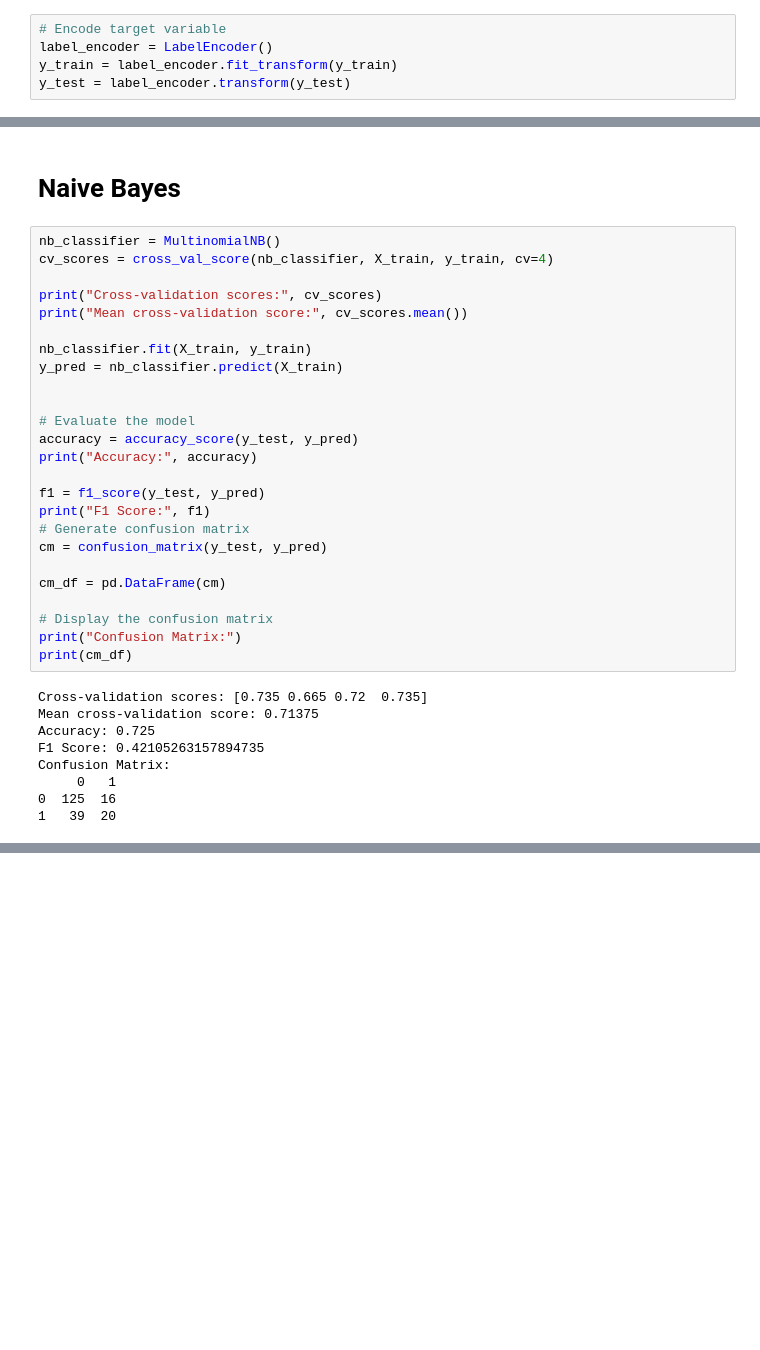
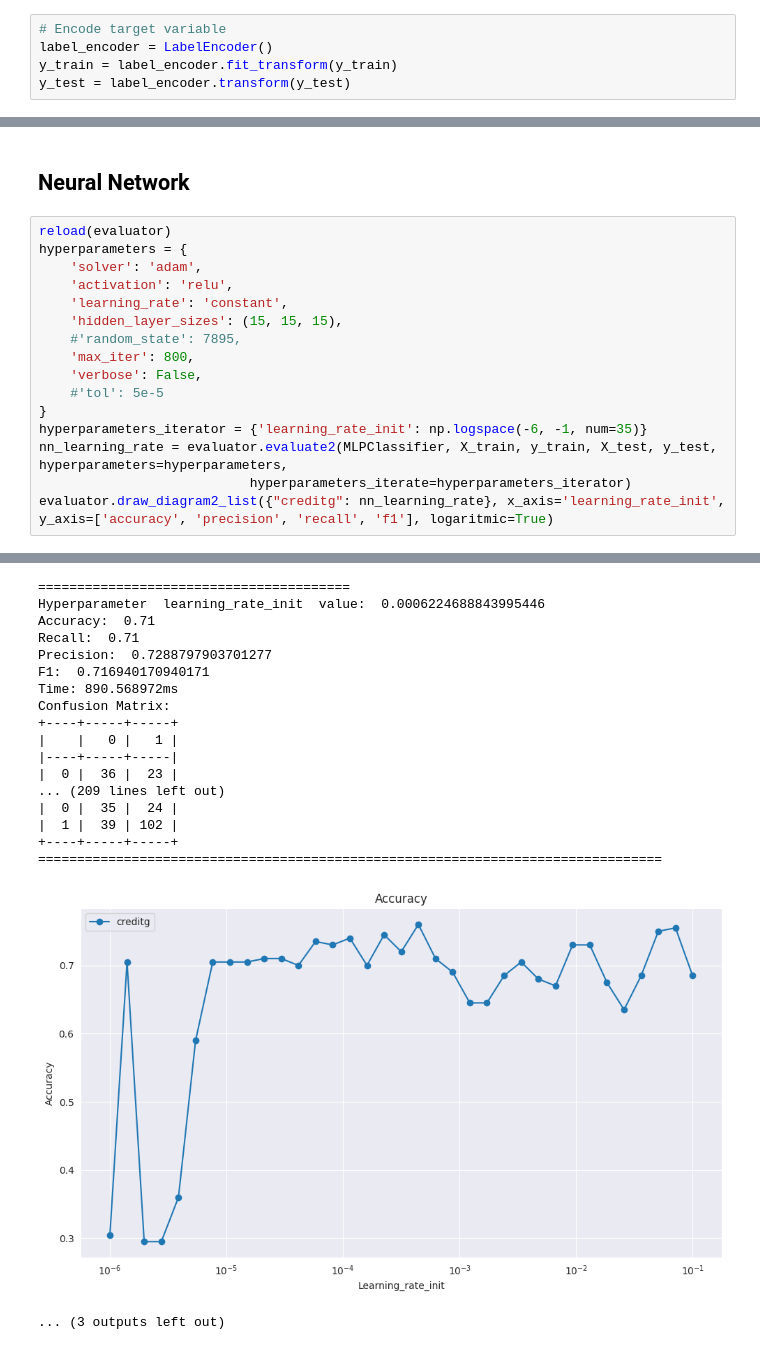
Before and after one commit to Maustrian3/ML24, a Jupyter notebook: exercise-1/creditg.ipynb, the cells around one changed output, grey strips where cells are left out. Saved outputs shown, nothing was run; the diff lists cells and outputs as text; blank space fills up the shorter version.

Commit message:
creditg evaluation

```diff
--- a/exercise-1/creditg.ipynb
+++ b/exercise-1/creditg.ipynb
@@ -223,36 +133,19 @@ Confusion Matrix:
-# %% [markdown]
-# Naive Bayes
-# %%
-nb_classifier = MultinomialNB()
-cv_scores = cross_val_score(nb_classifier, X_train, y_train, cv=4)
-
-print("Cross-validation scores:", cv_scores)
-print("Mean cross-validation score:", cv_scores.mean())
-
-nb_classifier.fit(X_train, y_train)
-y_pred = nb_classifier.predict(X_train)
-
-
-# Evaluate the model
-accuracy = accuracy_score(y_test, y_pred)
-print("Accuracy:", accuracy)
-
-f1 = f1_score(y_test, y_pred)
-print("F1 Score:", f1)
-# Generate confusion matrix
-cm = confusion_matrix(y_test, y_pred)
-
-cm_df = pd.DataFrame(cm)
-
-# Display the confusion matrix
-print("Confusion Matrix:")
-print(cm_df)
-# %% [output]
-Cross-validation scores: [0.735 0.665 0.72  0.735]
-Mean cross-validation score: 0.71375
-Accuracy: 0.725
-F1 Score: 0.42105263157894735
-Confusion Matrix:
-     0   1
-0  125  16
-1   39  20
+# %% [markdown]
+## Neural Network
+# %%
+reload(evaluator)
+hyperparameters = {
+    'solver': 'adam',
+    'activation': 'relu',
+    'learning_rate': 'constant',
+    'hidden_layer_sizes': (15, 15, 15),
+    #'random_state': 7895,
+    'max_iter': 800,
+    'verbose': False,
+    #'tol': 5e-5
+}
+hyperparameters_iterator = {'learning_rate_init': np.logspace(-6, -1, num=35)}
+nn_learning_rate = evaluator.evaluate2(MLPClassifier, X_train, y_train, X_test, y_test, hyperparameters=hyperparameters,
+                           hyperparameters_iterate=hyperparameters_iterator)
+evaluator.draw_diagram2_list({"creditg": nn_learning_rate}, x_axis='learning_rate_init', y_axis=['accuracy', 'precision', 'recall', 'f1'], logaritmic=True)
+# %% [output]
@@ -258,0 +295,19 @@ Confusion Matrix:
+========================================
+Hyperparameter  learning_rate_init  value:  0.0006224688843995446
+Accuracy:  0.71
+Recall:  0.71
+Precision:  0.7288797903701277
+F1:  0.716940170940171
+Time: 890.568972ms
+Confusion Matrix:
++----+-----+-----+
+|    |   0 |   1 |
+|----+-----+-----|
+|  0 |  36 |  23 |
+... (209 lines left out)
+|  0 |  35 |  24 |
+|  1 |  39 | 102 |
++----+-----+-----+
+================================================================================
+[figure, added]
+... (3 outputs left out)
```
Also changed, not shown: parts of 20 cells of this notebook, 1 other file.
